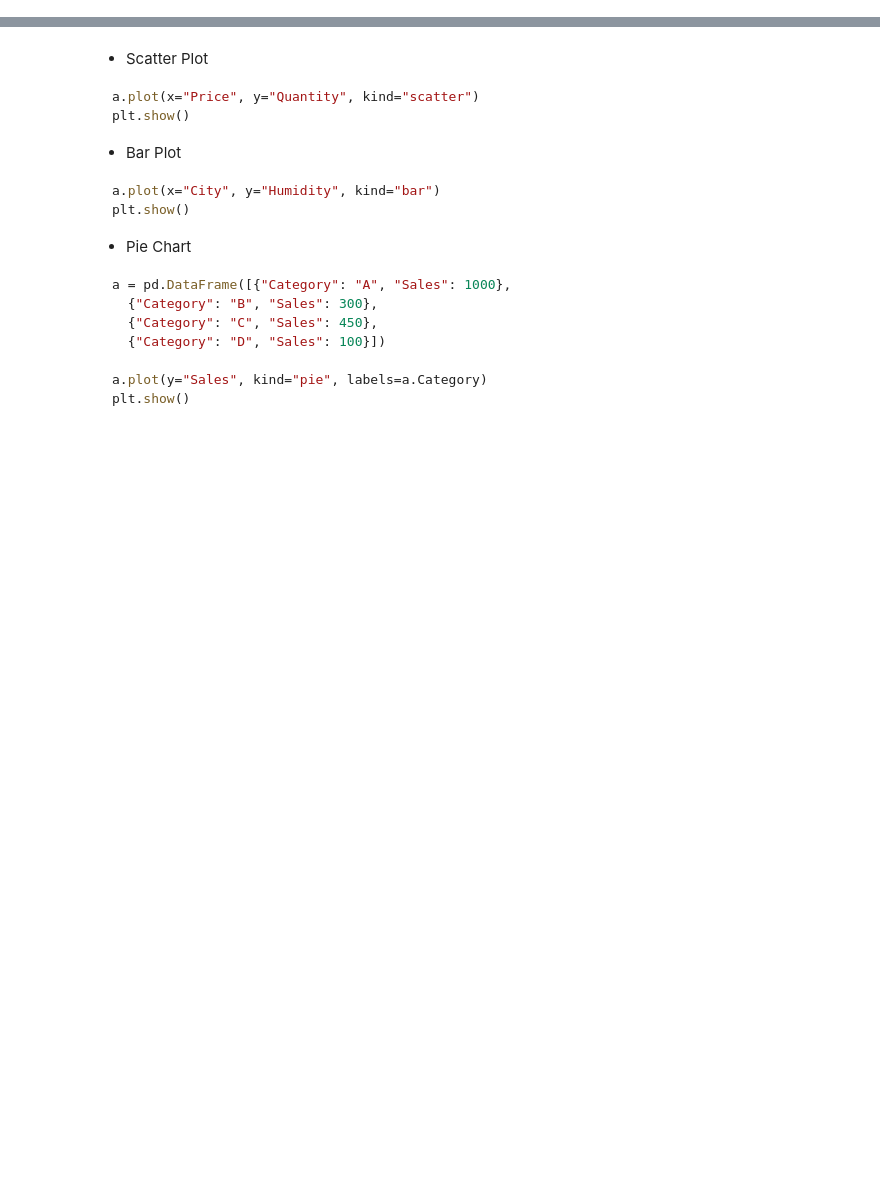
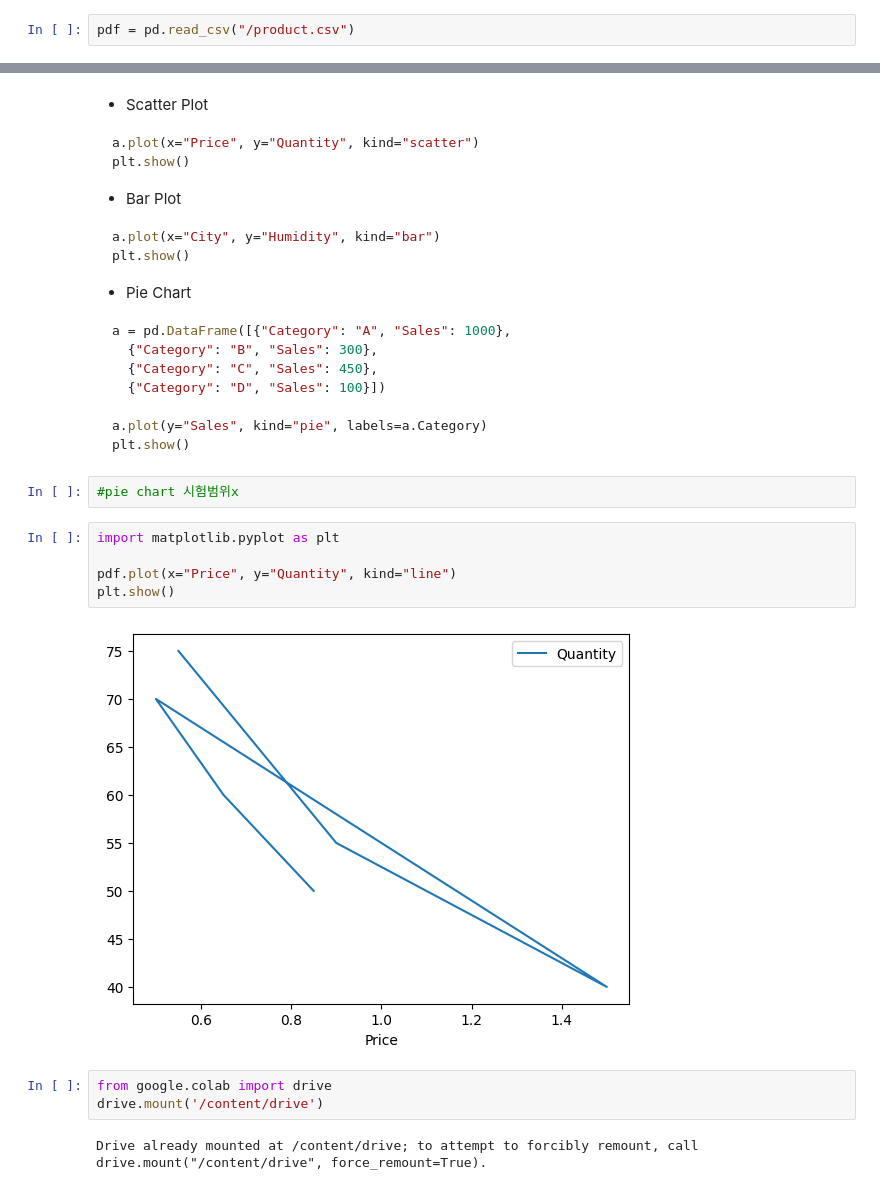
Before and after one commit to dahee721/class2024, a Jupyter notebook: 5_Pandas.ipynb, the cells around one changed output, grey strips where cells are left out. Cells and saved outputs as stored; diff of their text form; blank space fills up the shorter version.

Commit message:
Colab을 통해 생성됨

````diff
--- a/5_Pandas.ipynb
+++ b/5_Pandas.ipynb
@@ -141,3 +139,5 @@ a = a.drop(5, axis=0)
 a.Quantity + 2
 a.Quantity > 60
 ```
+# %%
+pdf = pd.read_csv("/product.csv")
@@ -206,3 +230,17 @@ a = pd.DataFrame([{"Category": "A", "Sales": 1000},
 a.plot(y="Sales", kind="pie", labels=a.Category)
 plt.show()
 ```
+# %%
+#pie chart 시험범위x
+# %%
+import matplotlib.pyplot as plt
+
+pdf.plot(x="Price", y="Quantity", kind="line")
+plt.show()
+# %% [output]
+[figure, added]
+# %%
+from google.colab import drive
+drive.mount('/content/drive')
+# %% [output]
+Drive already mounted at /content/drive; to attempt to forcibly remount, call drive.mount("/content/drive", force_remount=True).
````
Also changed, not shown: parts of 7 cells of this notebook.
